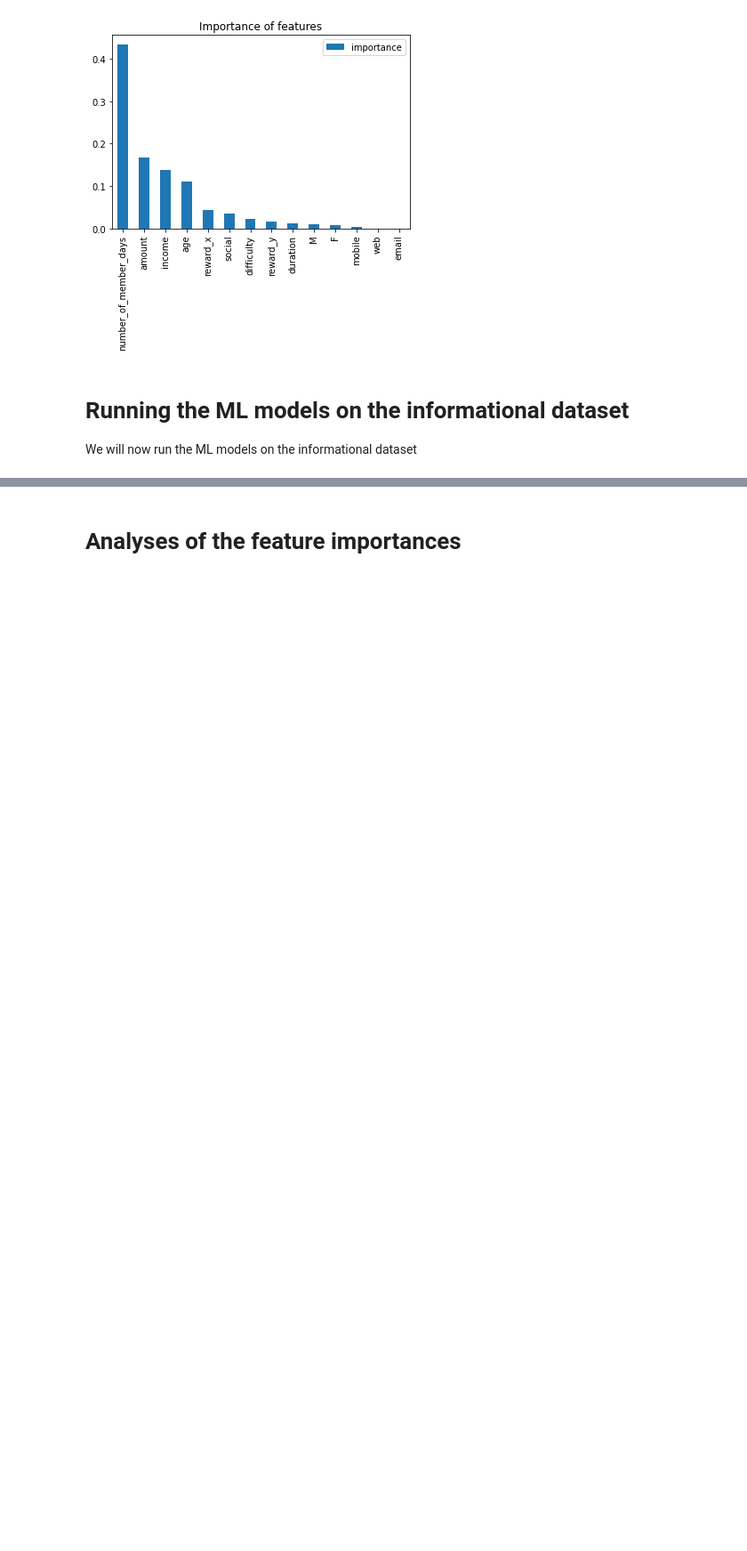
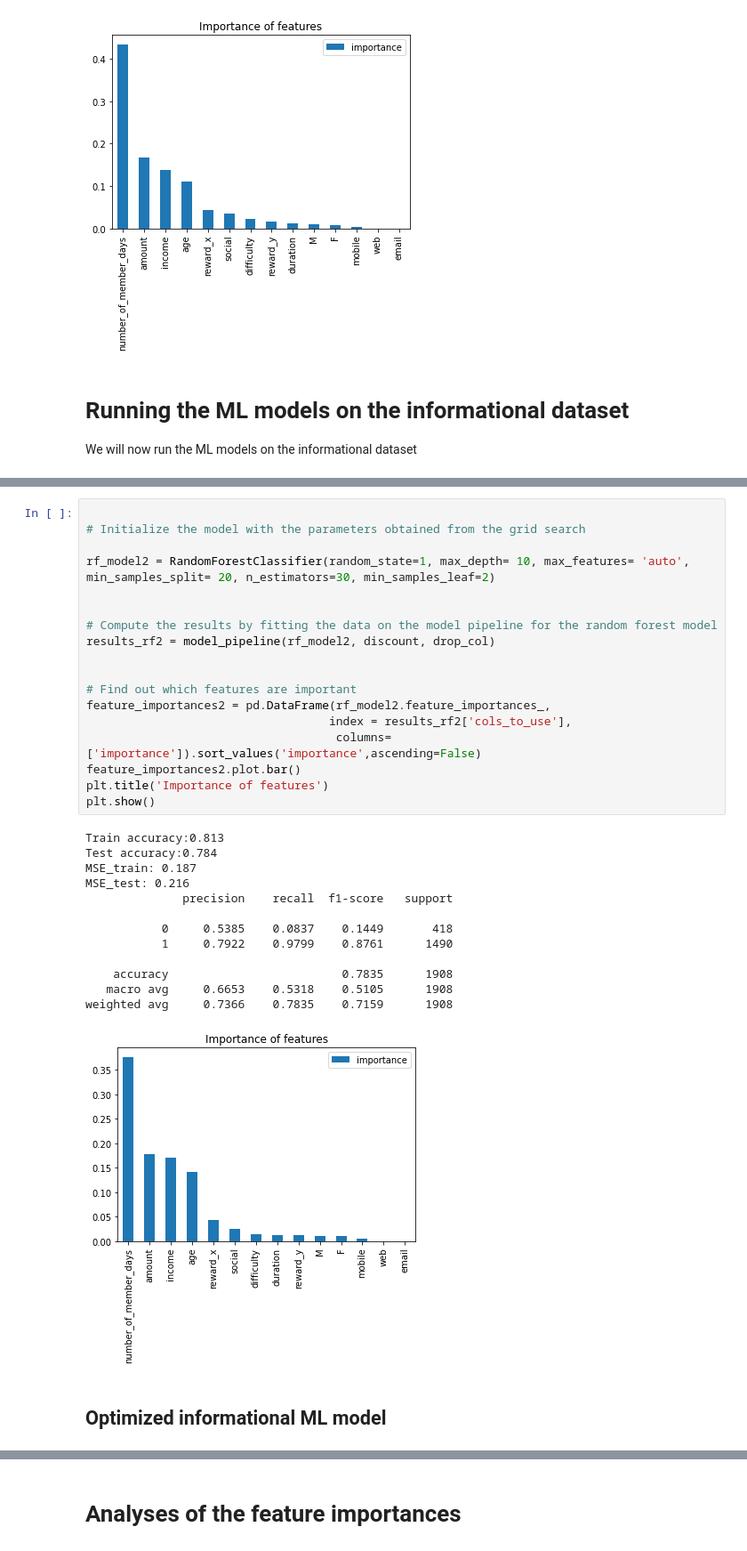
Before and after one commit to Anirudh-Kulkarni/Starbucks-offers, a Jupyter notebook: Starbucks_Capstone_notebook.ipynb, the cells around one changed output, grey strips where cells are left out. Shown: that part at 89% size. Cells and saved outputs as stored; diff of their text form; blank space fills up the shorter version.

```diff
--- a/Starbucks_Capstone_notebook.ipynb
+++ b/Starbucks_Capstone_notebook.ipynb
@@ -887,0 +1045,34 @@ MSE_test: 0.305
+# %%
+
+# Initialize the model with the parameters obtained from the grid search
+
+rf_model2 = RandomForestClassifier(random_state=1, max_depth= 10, max_features= 'auto', min_samples_split= 20, n_estimators=30, min_samples_leaf=2)
+
+
+# Compute the results by fitting the data on the model pipeline for the random forest model
+results_rf2 = model_pipeline(rf_model2, discount, drop_col)
+
+
+# Find out which features are important
+feature_importances2 = pd.DataFrame(rf_model2.feature_importances_,
+                                   index = results_rf2['cols_to_use'],
+                                    columns=['importance']).sort_values('importance',ascending=False)
+feature_importances2.plot.bar()
+plt.title('Importance of features')
+plt.show()
+# %% [output]
+Train accuracy:0.813
+Test accuracy:0.784
+MSE_train: 0.187
+MSE_test: 0.216
+              precision    recall  f1-score   support
+
+           0     0.5385    0.0837    0.1449       418
+           1     0.7922    0.9799    0.8761      1490
+
+    accuracy                         0.7835      1908
+   macro avg     0.6653    0.5318    0.5105      1908
+weighted avg     0.7366    0.7835    0.7159      1908
+[figure, added]
+# %% [markdown]
+## Optimized informational ML model
```
Also changed, not shown: parts of 22 cells of this notebook.
